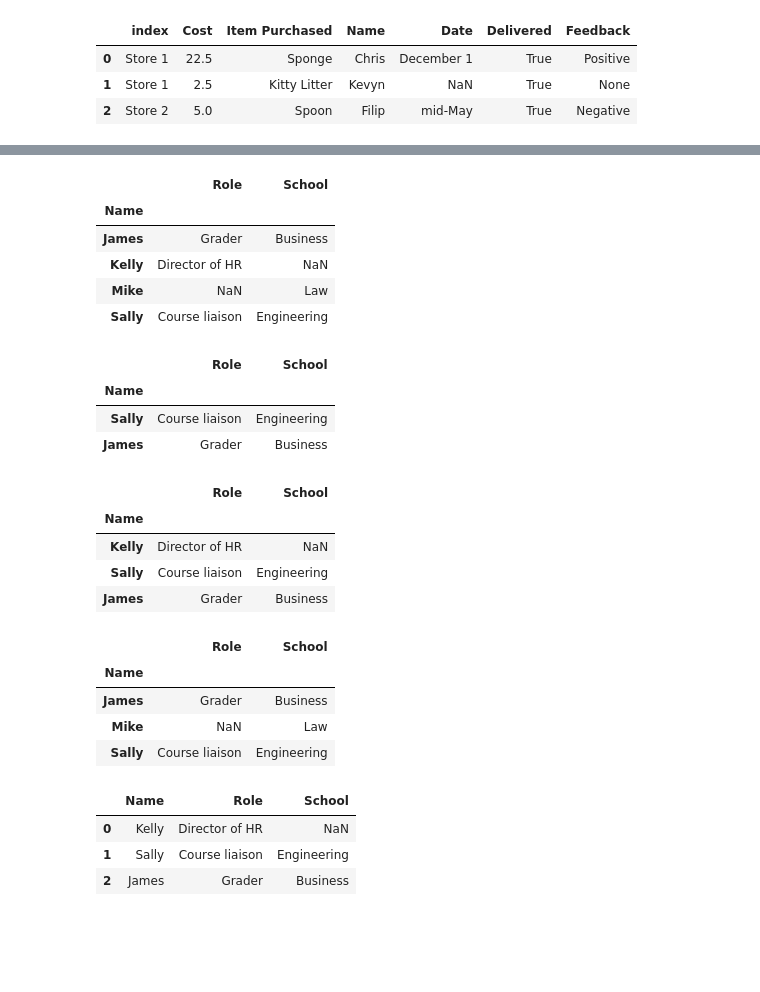
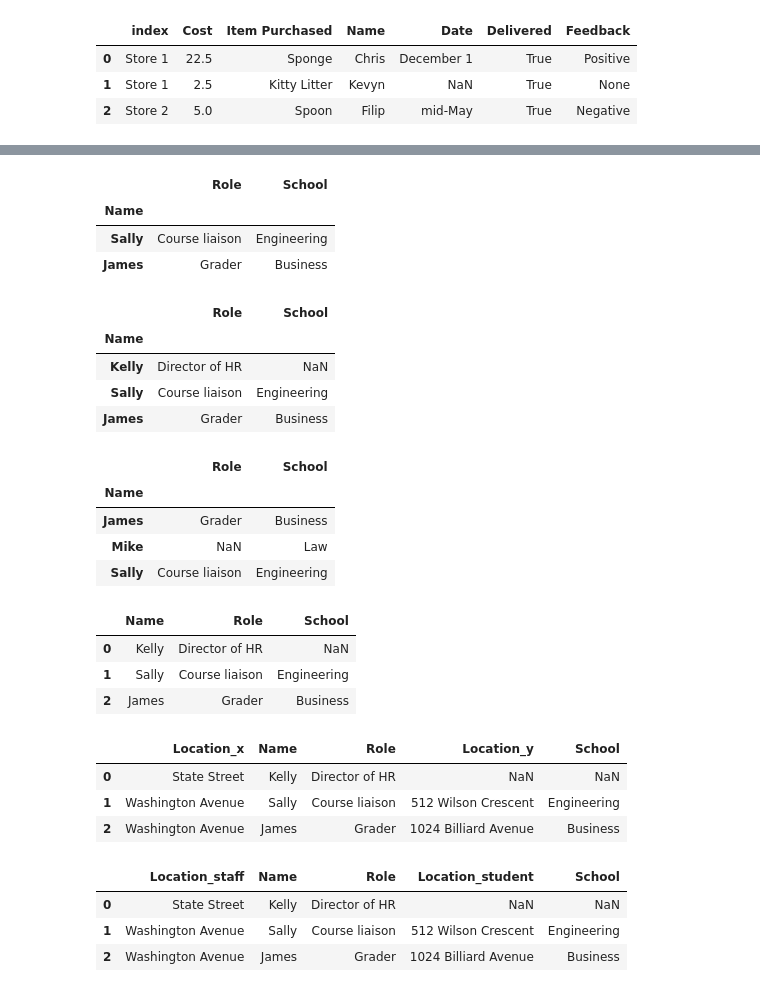
Before and after one commit to charbelgereige/python, a Jupyter notebook: pandas dataframe merge.ipynb, the cells around one changed output, grey strips where cells are left out. Saved outputs shown, nothing was run; the diff lists cells and outputs as text; code cells hidden in the pictures; blank space fills up the shorter version.

Commit message:
adding data files

```diff
--- a/pandas dataframe merge.ipynb
+++ b/pandas dataframe merge.ipynb
@@ -104,42 +145,60 @@ Sally  Engineering
+# %%
+# same as above but an inner join = an intersection
+pd.merge(staff_df,student_df,how='inner',left_index=True,right_index=True)
+# %% [output]
+|  | Role | School |
+| Name |  |  |
+| Sally | Course liaison | Engineering |
+| James | Grader | Business |
 # %%
-pd.merge(staff_df,student_df,how='outer',left_index=True,right_index=True)
+# merge left
+pd.merge(staff_df,student_df,how='left',left_index=True,right_index=True)
 # %% [output]
 |  | Role | School |
 | Name |  |  |
+| Kelly | Director of HR | NaN |
+| Sally | Course liaison | Engineering |
 | James | Grader | Business |
-| Kelly | Director of HR | NaN |
-| Mike | NaN | Law |
-| Sally | Course liaison | Engineering |
 # %%
-pd.merge(staff_df,student_df,how='inner',left_index=True,right_index=True)
+# merge right
+pd.merge(staff_df,student_df,how='right',left_index=True,right_index=True)
 # %% [output]
 |  | Role | School |
 | Name |  |  |
+| James | Grader | Business |
+| Mike | NaN | Law |
 | Sally | Course liaison | Engineering |
-| James | Grader | Business |
+# %%
+# removing the index and merging on specific column
+staff_df = staff_df.reset_index()
+student_df = student_df.reset_index()
+pd.merge(staff_df, student_df, how='left', left_on='Name', right_on='Name')
+# %% [output]
+|  | Name | Role | School |
+| 0 | Kelly | Director of HR | NaN |
+| 1 | Sally | Course liaison | Engineering |
+| 2 | James | Grader | Business |
+# %%
+# if you have the same column in both DataFrame, the result will rename the columns adding _y and _x (this can be changed)
+staff_df = pd.DataFrame([{'Name':'Kelly','Role':'Director of HR', 'Location':'State Street'},
+                        {'Name':'Sally','Role':'Course liaison', 'Location':'Washington Avenue'},
+                        {'Name':'James','Role':'Grader', 'Location':'Washington Avenue'}])
+
+student_df = pd.DataFrame([{'Name': 'James', 'School':'Business', 'Location':'1024 Billiard Avenue'},
+                          {'Name': 'Mike', 'School':'Law', 'Location':'Fraternity House #22'},
+                          {'Name': 'Sally', 'School':'Engineering', 'Location':'512 Wilson Crescent'}])
+
+pd.merge(staff_df, student_df, how='left',left_on='Name',right_on='Name')
+# %% [output]
+|  | Location_x | Name | Role | Location_y | School |
+| 0 | State Street | Kelly | Director of HR | NaN | NaN |
+| 1 | Washington Avenue | Sally | Course liaison | 512 Wilson Crescent | Engineering |
+| 2 | Washington Avenue | James | Grader | 1024 Billiard Avenue | Business |
 # %%
-pd.merge(staff_df,student_df,how='left',left_index=True,right_index=True)
+pd.merge(staff_df, student_df, how='left',left_on='Name',right_on='Name',suffixes=['_staff','_student'])
 # %% [output]
-|  | Role | School |
-| Name |  |  |
-| Kelly | Director of HR | NaN |
-| Sally | Course liaison | Engineering |
-| James | Grader | Business |
+|  | Location_staff | Name | Role | Location_student | School |
+| 0 | State Street | Kelly | Director of HR | NaN | NaN |
+| 1 | Washington Avenue | Sally | Course liaison | 512 Wilson Crescent | Engineering |
+| 2 | Washington Avenue | James | Grader | 1024 Billiard Avenue | Business |
-# %%
-pd.merge(staff_df,student_df,how='right',left_index=True,right_index=True)
-# %% [output]
-|  | Role | School |
-| Name |  |  |
-| James | Grader | Business |
-| Mike | NaN | Law |
-| Sally | Course liaison | Engineering |
-# %%
-staff_df = staff_df.reset_index()
-student_df = student_df.reset_index()
-pd.merge(staff_df, student_df, how='left', left_on='Name', right_on='Name')
-# %% [output]
-|  | Name | Role | School |
-| 0 | Kelly | Director of HR | NaN |
-| 1 | Sally | Course liaison | Engineering |
-| 2 | James | Grader | Business |
 # %%
```
Also changed, not shown: parts of 18 cells of this notebook, 7 other files.
